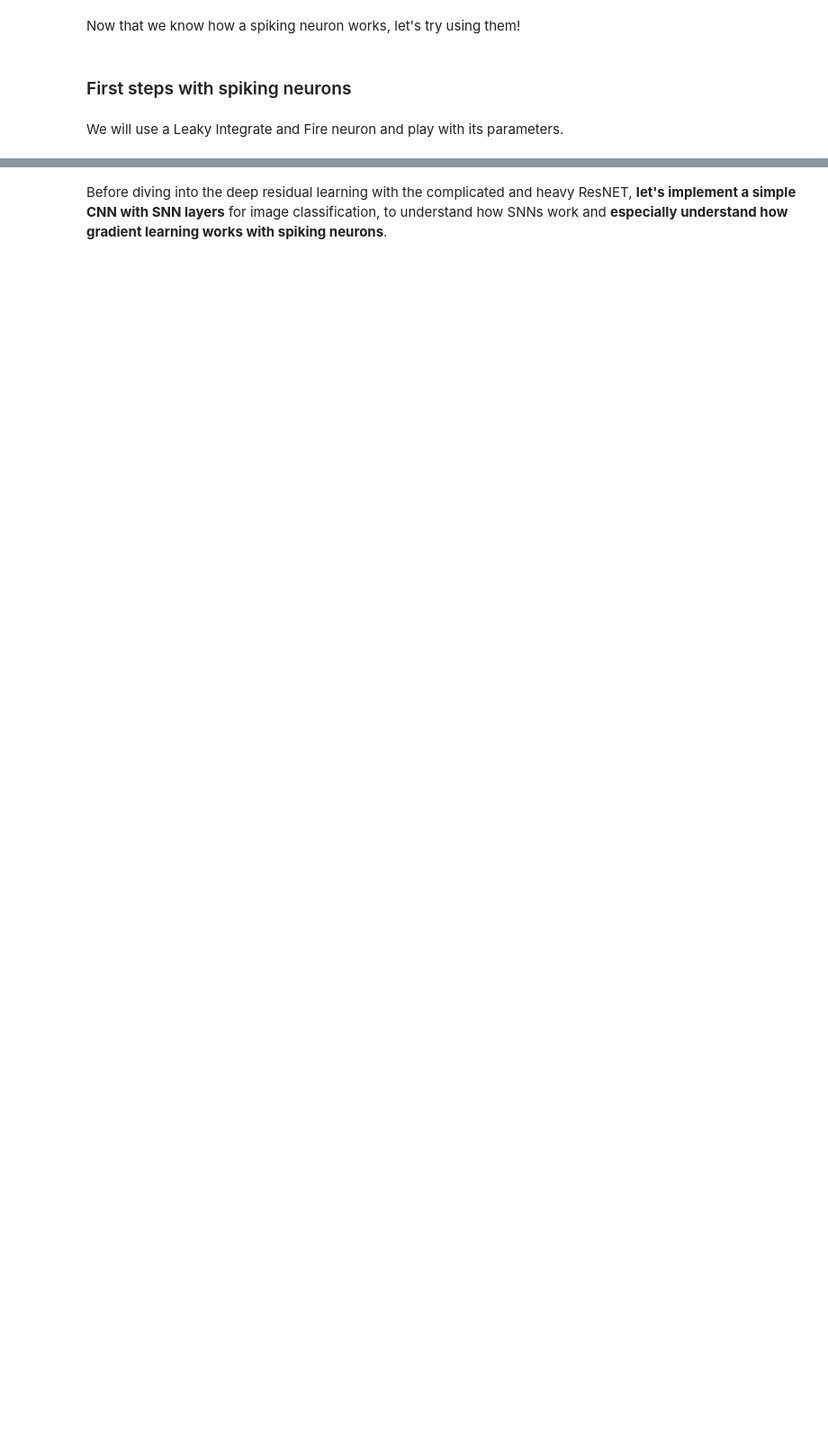
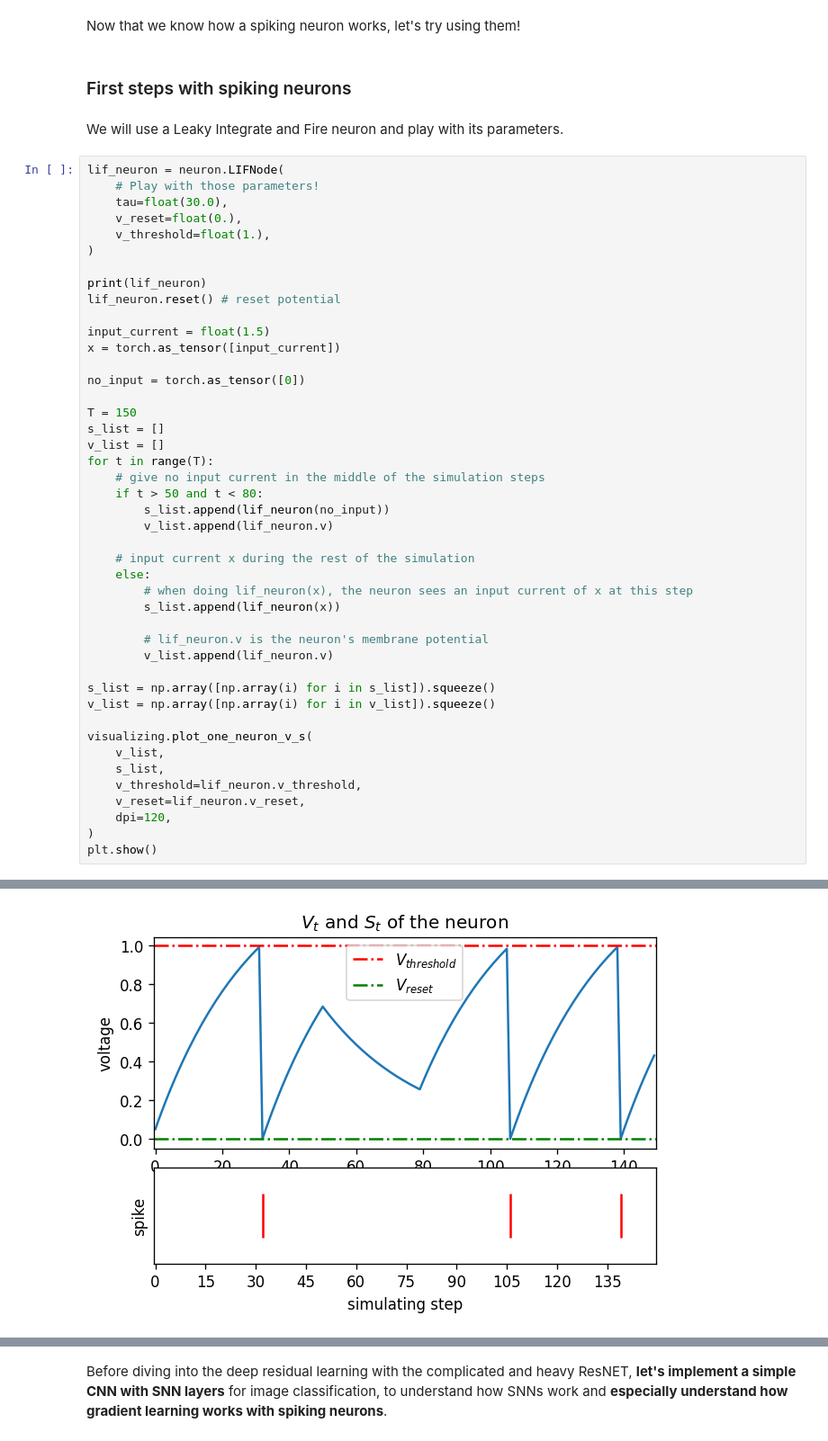
Before and after one commit to arthurlaquieze/deep-residual-learning-SNN, a Jupyter notebook: Deep-residual-learning-with-SNN.ipynb, the cells around one changed output, grey strips where cells are left out. Shown at 90% size. Cells and saved outputs as stored; diff of their text form; blank space fills up the shorter version.

```diff
--- a/Deep-residual-learning-with-SNN.ipynb
+++ b/Deep-residual-learning-with-SNN.ipynb
@@ -161,3 +133,48 @@ Now that we know how a spiking neuron works, let's try using them!
 ### First steps with spiking neurons
 # %% [markdown]
 We will use a Leaky Integrate and Fire neuron and play with its parameters.
+# %%
+lif_neuron = neuron.LIFNode(
+    # Play with those parameters!
+    tau=float(30.0),
+    v_reset=float(0.),
+    v_threshold=float(1.),
+)
+
+print(lif_neuron)
+lif_neuron.reset() # reset potential
+
+input_current = float(1.5)
+x = torch.as_tensor([input_current])
+
+no_input = torch.as_tensor([0])
+
+T = 150
+s_list = []
+v_list = []
+for t in range(T):
+    # give no input current in the middle of the simulation steps
+    if t > 50 and t < 80:
+        s_list.append(lif_neuron(no_input))
+        v_list.append(lif_neuron.v)
+
+    # input current x during the rest of the simulation
+    else:
+        # when doing lif_neuron(x), the neuron sees an input current of x at this step
+        s_list.append(lif_neuron(x))
+
+        # lif_neuron.v is the neuron's membrane potential
+        v_list.append(lif_neuron.v)
+
+s_list = np.array([np.array(i) for i in s_list]).squeeze()
+v_list = np.array([np.array(i) for i in v_list]).squeeze()
+
+visualizing.plot_one_neuron_v_s(
+    v_list,
+    s_list,
+    v_threshold=lif_neuron.v_threshold,
+    v_reset=lif_neuron.v_reset,
+    dpi=120,
+)
+plt.show()
+# %% [output]
@@ -163,0 +185 @@ We will use a Leaky Integrate and Fire neuron and play with its parameters.
+[figure, added]
```
Also changed, not shown: parts of 105 cells of this notebook.
